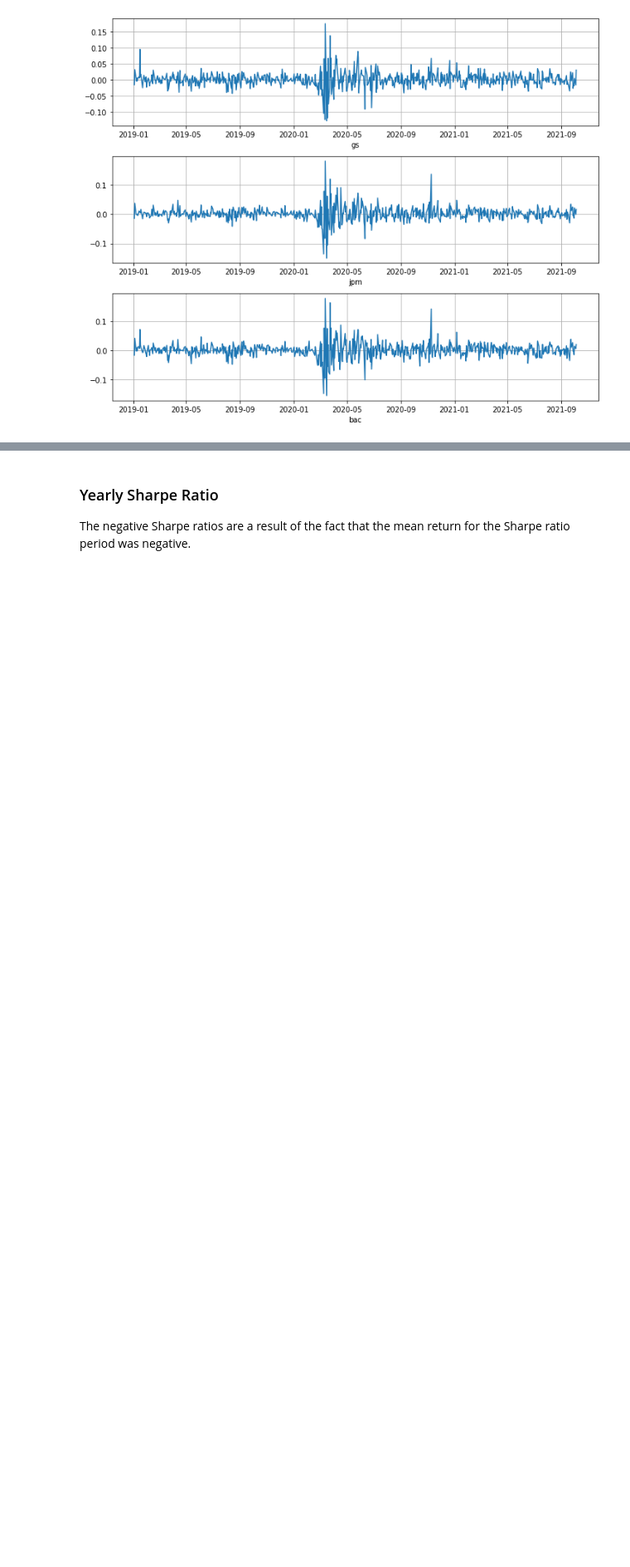
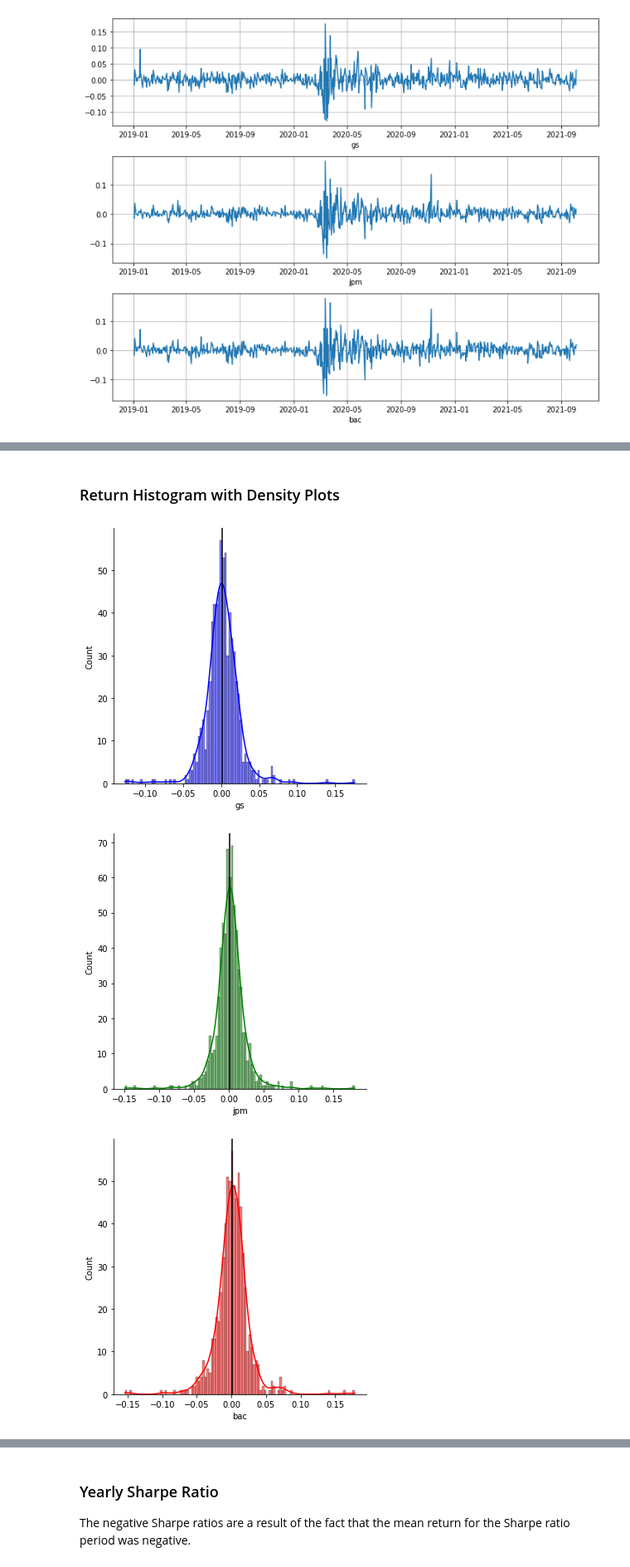
Before and after one commit to IanLKaplan/basic_finance, a Jupyter notebook: basic_finance.ipynb, the cells around one changed output, grey strips where cells are left out. Shown: that part at 83% size. Saved outputs shown, nothing was run; the diff lists cells and outputs as text; code cells hidden in the pictures; blank space fills up the shorter version.

```diff
--- a/basic_finance.ipynb
+++ b/basic_finance.ipynb
@@ -316,3 +340,16 @@ plt.show()
+# %% [markdown]
+<h3>
+Return Histogram with Density Plots
+</h3>
+# %%
+for i, col in enumerate(r_df_adj.columns):
+    sns.displot(data=r_df_adj[col], kde=True, color=colors[i], bins=numBins)
+    plt.axvline(x=stat.mean(r_df_adj[col]), color='black')
+    plt.show()
+# %% [output]
+[figure, added]
+[figure, added]
+[figure, added]
 # %% [markdown]
 <h3>
 Sharp Ratio
```
Also changed, not shown: parts of 15 cells of this notebook.
